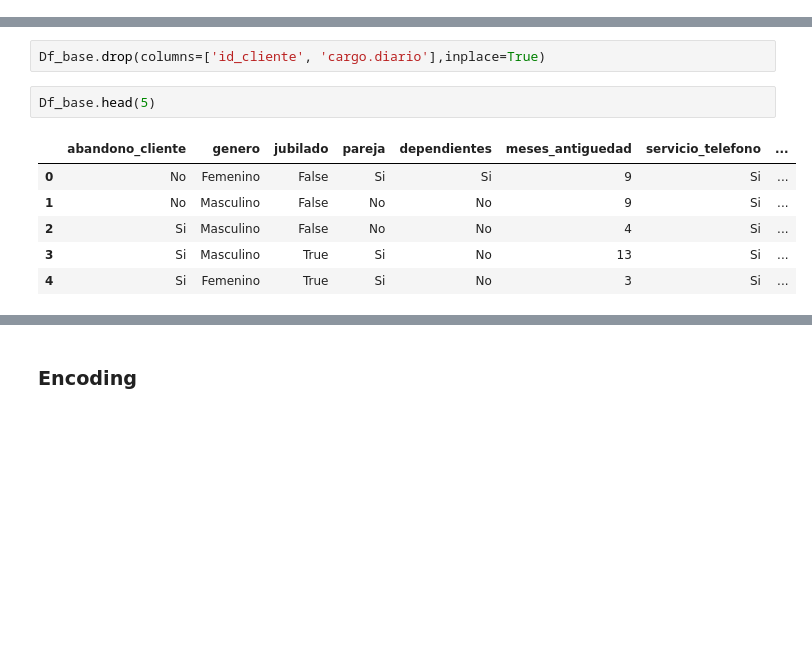
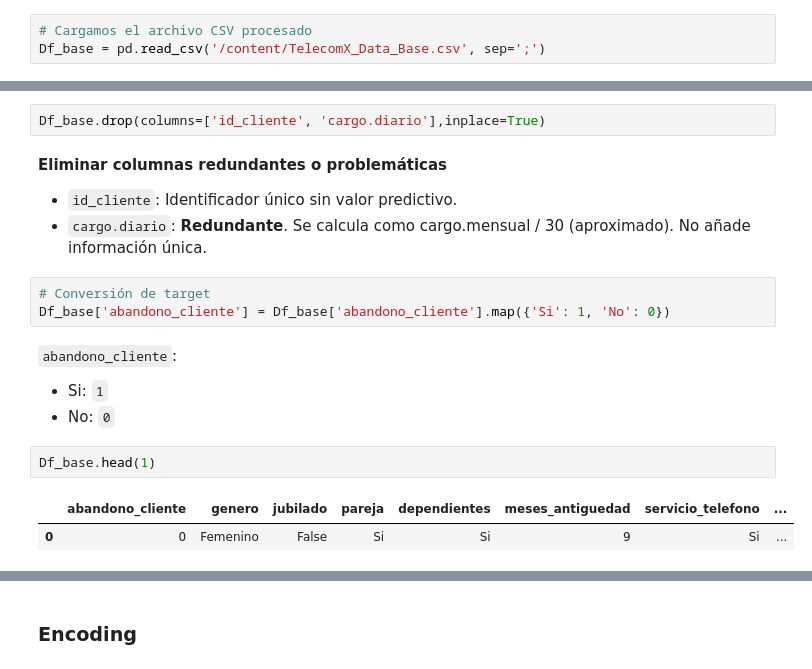
Before and after one commit to MigXDev/CS_Datos_I_DESAFIO_3, a Jupyter notebook: TelecomX_LATAM_2.ipynb, the cells around one changed output, grey strips where cells are left out. Drawn from its saved outputs; the diff is of its cells as text; blank space fills up the shorter version.

```diff
--- a/TelecomX_LATAM_2.ipynb
+++ b/TelecomX_LATAM_2.ipynb
@@ -112,0 +85,3 @@ memory usage: 1.2+ MB
+# %%
+# Cargamos el archivo CSV procesado
+Df_base = pd.read_csv('/content/TelecomX_Data_Base.csv', sep=';')
@@ -116,12 +160,21 @@ memory usage: 1.2+ MB
 Elimina columnas que **no aportan valor al análisis** o a **los modelos predictivos**, como identificadores únicos (por ejemplo, el ID del cliente). Estas columnas no ayudan en la predicción de la cancelación y pueden incluso perjudicar el desempeño de los modelos.
 # %%
 Df_base.drop(columns=['id_cliente', 'cargo.diario'],inplace=True)
+# %% [markdown]
+**Eliminar columnas redundantes o problemáticas**
+
+*   `id_cliente`: Identificador único sin valor predictivo.
+*   `cargo.diario`: **Redundante**. Se calcula como cargo.mensual / 30 (aproximado). No añade información única.
+# %%
+# Conversión de target
+Df_base['abandono_cliente'] = Df_base['abandono_cliente'].map({'Si': 1, 'No': 0})
+# %% [markdown]
+`abandono_cliente`:
+
+*   Si: `1`
+*   No: `0`
 # %%
-Df_base.head(5)
+Df_base.head(1)
 # %% [output]
 |  | abandono_cliente | genero | jubilado | pareja | dependientes | meses_antiguedad | servicio_telefono | ... |
-| 0 | No | Femenino | False | Si | Si | 9 | Si | ... |
-| 1 | No | Masculino | False | No | No | 9 | Si | ... |
-| 2 | Si | Masculino | False | No | No | 4 | Si | ... |
-| 3 | Si | Masculino | True | Si | No | 13 | Si | ... |
-| 4 | Si | Femenino | True | Si | No | 3 | Si | ... |
+| 0 | 0 | Femenino | False | Si | Si | 9 | Si | ... |
```
Also changed, not shown: parts of 49 cells of this notebook.
